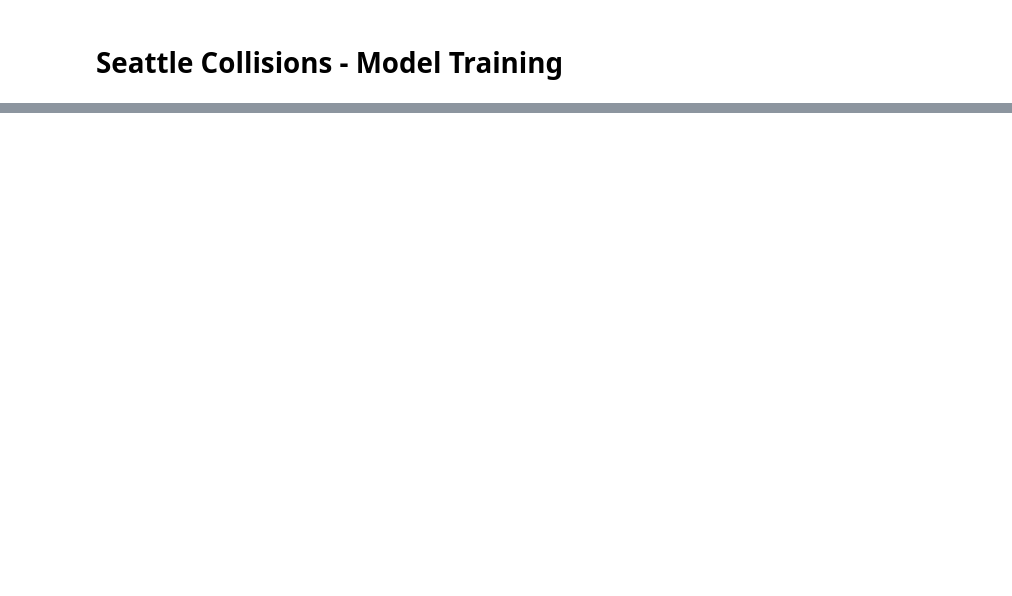
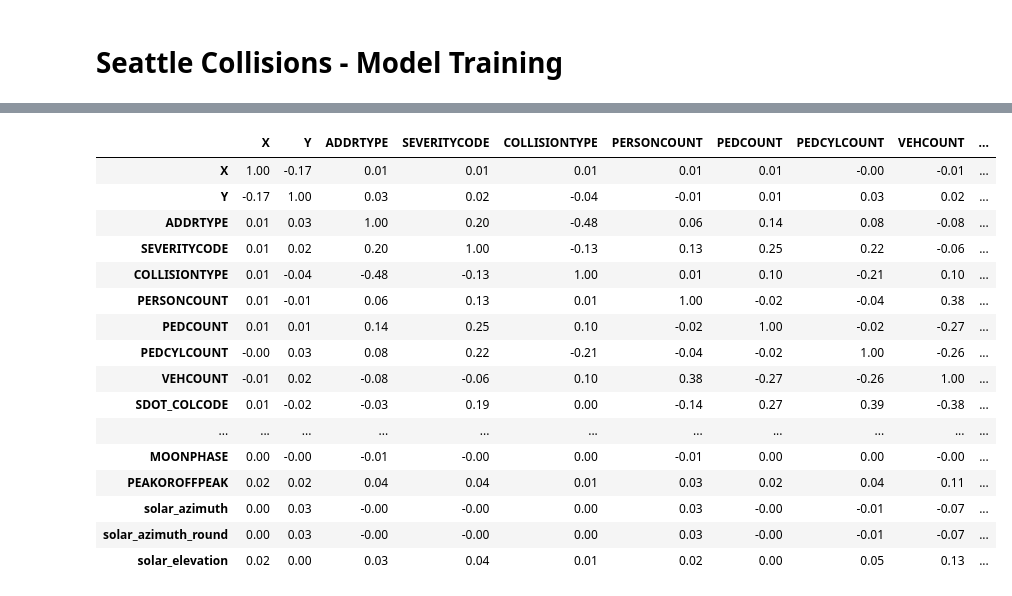
Before and after one commit to koursera/Advanced-Data-Science, a Jupyter notebook: seattle_collisions.model_train.python.1_0.ipynb, the cells around one changed output, grey strips where cells are left out. Saved outputs shown, nothing was run; the diff lists cells and outputs as text; code cells hidden in the pictures; blank space fills up the shorter version.

```diff
--- a/seattle_collisions.model_train.python.1_0.ipynb
+++ b/seattle_collisions.model_train.python.1_0.ipynb
@@ -97,0 +157,23 @@ f = m.plot_components(forecast)
+# %%
+rs = np.random.RandomState(0)
+corr = df.corr()
+cm = sns.light_palette("green", as_cmap=True)
+corr.style.background_gradient(cmap=cm).set_precision(2)
+# %% [output]
+|  | X | Y | ADDRTYPE | SEVERITYCODE | COLLISIONTYPE | PERSONCOUNT | PEDCOUNT | PEDCYLCOUNT | VEHCOUNT | ... |
+| X | 1.00 | -0.17 | 0.01 | 0.01 | 0.01 | 0.01 | 0.01 | -0.00 | -0.01 | ... |
+| Y | -0.17 | 1.00 | 0.03 | 0.02 | -0.04 | -0.01 | 0.01 | 0.03 | 0.02 | ... |
+| ADDRTYPE | 0.01 | 0.03 | 1.00 | 0.20 | -0.48 | 0.06 | 0.14 | 0.08 | -0.08 | ... |
+| SEVERITYCODE | 0.01 | 0.02 | 0.20 | 1.00 | -0.13 | 0.13 | 0.25 | 0.22 | -0.06 | ... |
+| COLLISIONTYPE | 0.01 | -0.04 | -0.48 | -0.13 | 1.00 | 0.01 | 0.10 | -0.21 | 0.10 | ... |
+| PERSONCOUNT | 0.01 | -0.01 | 0.06 | 0.13 | 0.01 | 1.00 | -0.02 | -0.04 | 0.38 | ... |
+| PEDCOUNT | 0.01 | 0.01 | 0.14 | 0.25 | 0.10 | -0.02 | 1.00 | -0.02 | -0.27 | ... |
+| PEDCYLCOUNT | -0.00 | 0.03 | 0.08 | 0.22 | -0.21 | -0.04 | -0.02 | 1.00 | -0.26 | ... |
+| VEHCOUNT | -0.01 | 0.02 | -0.08 | -0.06 | 0.10 | 0.38 | -0.27 | -0.26 | 1.00 | ... |
+| SDOT_COLCODE | 0.01 | -0.02 | -0.03 | 0.19 | 0.00 | -0.14 | 0.27 | 0.39 | -0.38 | ... |
+| ... | ... | ... | ... | ... | ... | ... | ... | ... | ... | ... |
+| MOONPHASE | 0.00 | -0.00 | -0.01 | -0.00 | 0.00 | -0.01 | 0.00 | 0.00 | -0.00 | ... |
+| PEAKOROFFPEAK | 0.02 | 0.02 | 0.04 | 0.04 | 0.01 | 0.03 | 0.02 | 0.04 | 0.11 | ... |
+| solar_azimuth | 0.00 | 0.03 | -0.00 | -0.00 | 0.00 | 0.03 | -0.00 | -0.01 | -0.07 | ... |
+| solar_azimuth_round | 0.00 | 0.03 | -0.00 | -0.00 | 0.00 | 0.03 | -0.00 | -0.01 | -0.07 | ... |
+| solar_elevation | 0.02 | 0.00 | 0.03 | 0.04 | 0.01 | 0.02 | 0.00 | 0.05 | 0.13 | ... |
```
Also changed, not shown: parts of 15 cells of this notebook, 3 other files.
